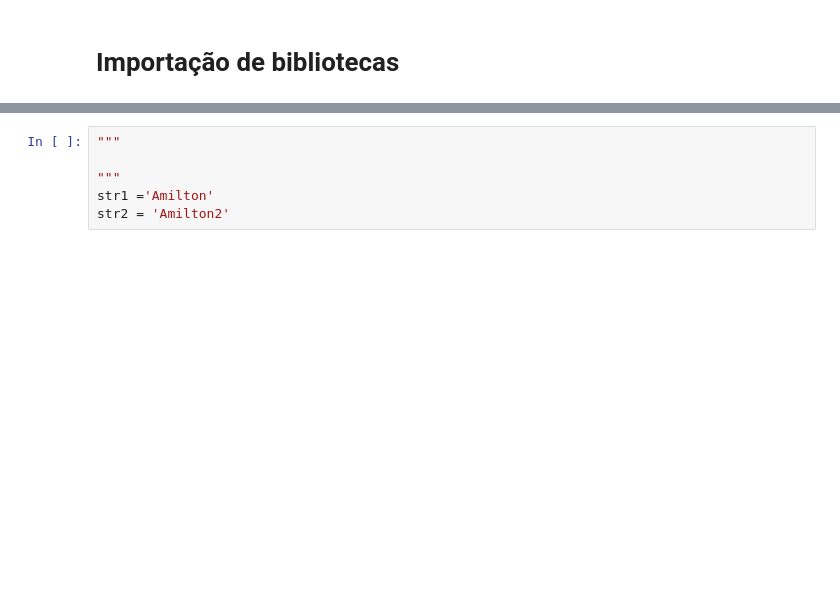
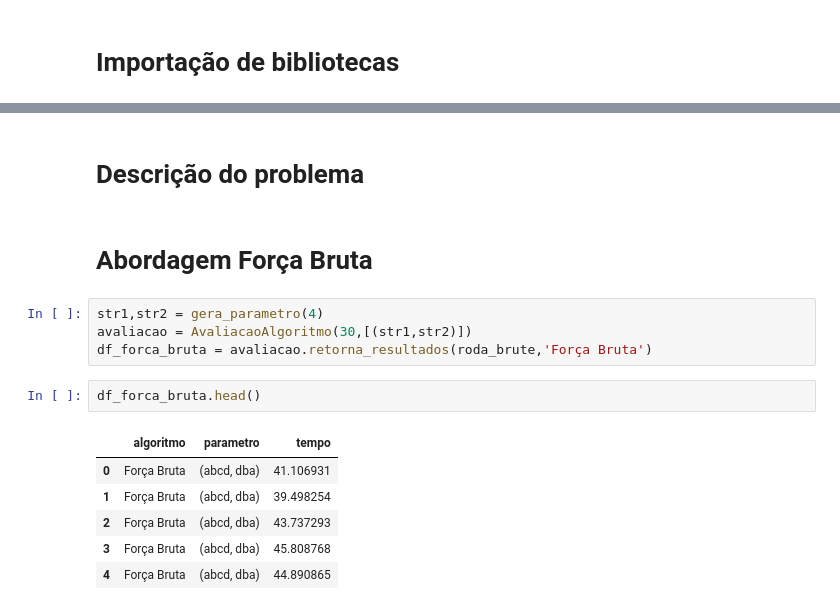
Before and after one commit to amiltonmendes/aed, a Jupyter notebook: Trabalho AED - string-to-string correction.ipynb, the cells around one changed output, grey strips where cells are left out. Cells and saved outputs as stored; diff of their text form; blank space fills up the shorter version.

```diff
--- a/Trabalho AED - string-to-string correction.ipynb
+++ b/Trabalho AED - string-to-string correction.ipynb
@@ -224,6 +50,17 @@ def LevenshteinD(word1, word2):
-# %%
-"""
-
-"""
-str1 ='Amilton'
-str2 = 'Amilton2'
+# %% [markdown]
+# Descrição do problema
+# %% [markdown]
+# Abordagem Força Bruta
+# %%
+str1,str2 = gera_parametro(4)
+avaliacao = AvaliacaoAlgoritmo(30,[(str1,str2)])
+df_forca_bruta = avaliacao.retorna_resultados(roda_brute,'Força Bruta')
+# %%
+df_forca_bruta.head()
+# %% [output]
+|  | algoritmo | parametro | tempo |
+| 0 | Força Bruta | (abcd, dba) | 41.106931 |
+| 1 | Força Bruta | (abcd, dba) | 39.498254 |
+| 2 | Força Bruta | (abcd, dba) | 43.737293 |
+| 3 | Força Bruta | (abcd, dba) | 45.808768 |
+| 4 | Força Bruta | (abcd, dba) | 44.890865 |
```
Also changed, not shown: parts of 20 cells of this notebook, 6 other files.
